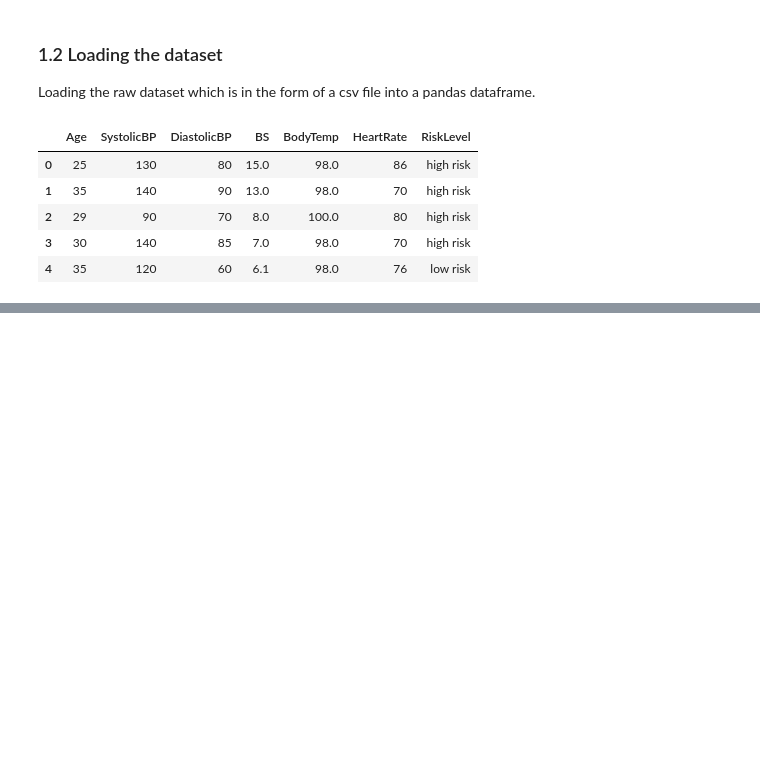
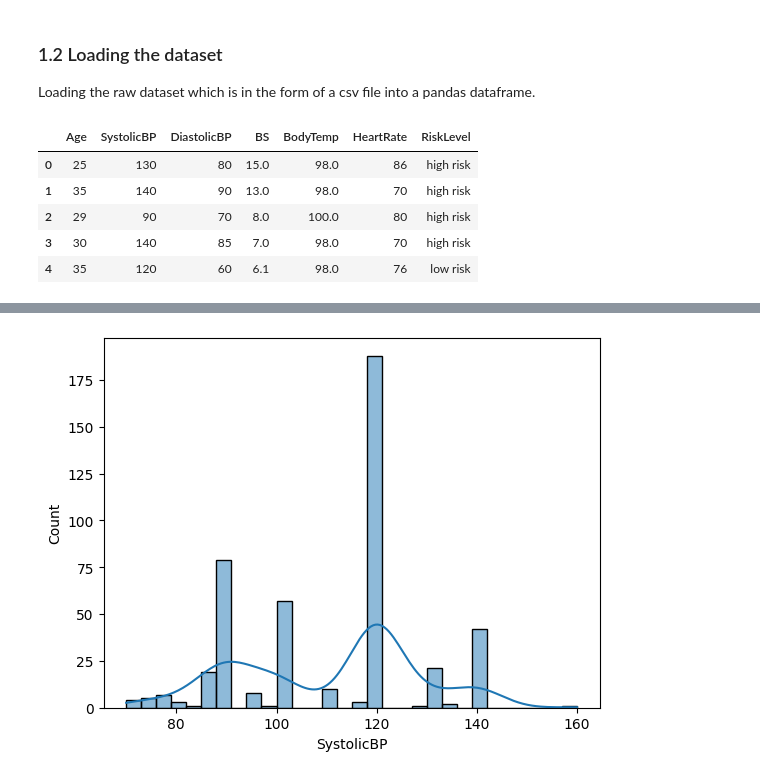
Before and after one commit to sebisamuel20/mat, a Jupyter notebook: notebook/EDA.ipynb, the cells around one changed output, grey strips where cells are left out. Drawn from its saved outputs; the diff is of its cells as text; code cells hidden in the pictures; blank space fills up the shorter version.

```diff
--- a/notebook/EDA.ipynb
+++ b/notebook/EDA.ipynb
@@ -47,0 +235,5 @@ df.head()
+# %%
+sns.histplot(df, x= df['SystolicBP'], kde= True, bins= 30)
+plt.show()
+# %% [output]
+[figure, added]
```
Also changed, not shown: parts of 64 cells of this notebook, 2 other files.
